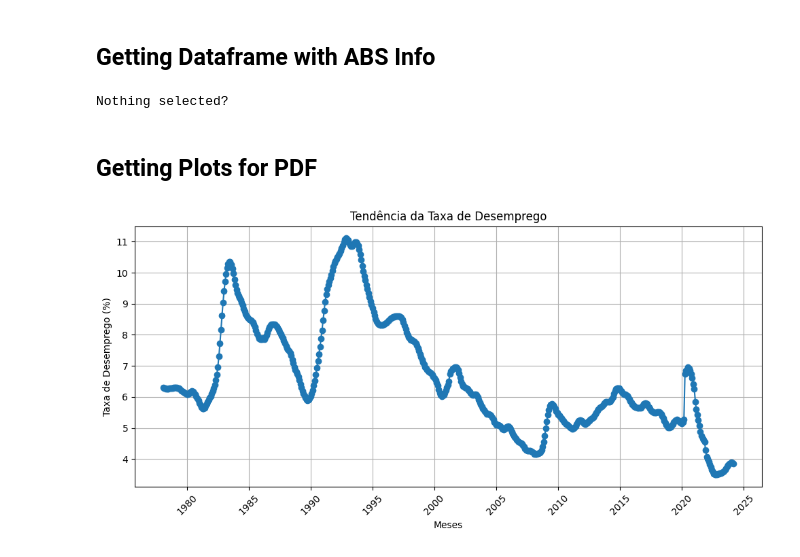
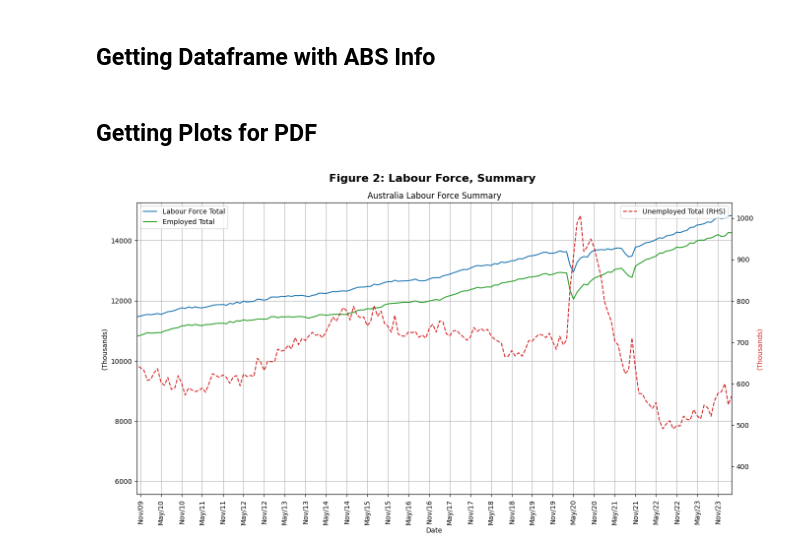
Before and after one commit to Aops2102/abs-graphs, a Jupyter notebook: workbook.ipynb, the cells around one changed output. Saved outputs shown, nothing was run; the diff lists cells and outputs as text; code cells hidden in the pictures.

```diff
--- a/workbook.ipynb
+++ b/workbook.ipynb
@@ -74,23 +82,16 @@ underemployment_sa = {
 df_labour_trend = create_selector_series_dataframe(abs_dict_lf, labour_trend)
 df_labour_sa = create_selector_series_dataframe(abs_dict_lf, labour_sa)
 df_job_vacancy = create_all_series_dataframe(abs_dict_jv)
+df_under_trend = create_selector_series_dataframe(abs_dict_lf,underemployment_trend)
 df_under_sa = create_selector_series_dataframe(abs_dict_lf,underemployment_sa)
 df_labour_trend.index = df_labour_trend.index.to_timestamp()
 df_labour_sa.index = df_labour_sa.index.to_timestamp()
 df_job_vacancy.index = df_job_vacancy.index.to_timestamp()
+df_under_trend.index = df_under_trend.index.to_timestamp()
+df_under_sa.index = df_under_sa.index.to_timestamp()
-# %% [output]
-Nothing selected?
 # %% [markdown]
 ## Getting Plots for PDF
-# %%
-plt.figure(figsize=(10, 5))  # Ajusta o tamanho do gráfico
-plt.plot(df_labour_trend.index, df_labour_trend['Unemployment rate'], marker='o')  # Plota a taxa de desemprego
-plt.title('Tendência da Taxa de Desemprego')  # Título do gráfico
-plt.xlabel('Meses')  # Rótulo do eixo X
-plt.ylabel('Taxa de Desemprego (%)')  # Rótulo do eixo Y
-plt.grid(True)  # Adiciona grade ao gráfico para melhor visualização
-plt.xticks(rotation=45)  # Rotaciona os labels do eixo X para melhor visualização
-plt.tight_layout()  # Ajusta automaticamente os parâmetros do subplot
-plt.show()
-# %% [output]
-[figure, removed]
+# %%
+# Use a relative path for the PDF
+pdf_path = 'Labour_Market_Report.pdf'
+pdf = PdfPages(pdf_path)
@@ -96,0 +149,50 @@ plt.show()
+# %%
+# Figure 2: Labour Force Summary
+fig, ax1 = plt.subplots(figsize=(14, 8))
+
+# Add page title
+fig.suptitle('Figure 2: Labour Force, Summary', fontsize=16, fontweight='bold', y=0.95)
+
+# Plot total labour force and total employed
+ax1.plot(df_labour_sa.index, df_labour_sa['Labour force total'], label='Labour Force Total', color='tab:blue')
+ax1.plot(df_labour_sa.index, df_labour_sa['Employed total'], label='Employed Total', color='tab:green')
+
+# Create a second y-axis for total unemployed
+ax2 = ax1.twinx()
+ax2.plot(df_labour_sa.index, df_labour_sa['Unemployed total'], label='Unemployed Total (RHS)', color='tab:red', linestyle='--')
+
+# Set labels for x and y axes
+ax1.set_xlabel('Date')
+ax1.set_ylabel('(Thousands)')
+ax2.set_ylabel('(Thousands)', color='tab:red')
+
+# Set title for the axes
+ax1.set_title('Australia Labour Force Summary')
+
+# Format x-axis to show month/year
+ax1.xaxis.set_major_locator(mdates.MonthLocator(bymonthday=1, interval=6))
+ax1.xaxis.set_major_formatter(mdates.DateFormatter('%b/%y'))
+
+# Set x-axis limits
+ax1.set_xlim([datetime(2009, 10, 1), df_labour_sa.index.max()])
+
+# Add grid to the main axis
+ax1.grid(True)
+
+# Rotate x-axis labels
+plt.setp(ax1.get_xticklabels(), rotation=90)
+
+# Add legends
+ax1.legend(loc='upper left')
+ax2.legend(loc='upper right')
+
+# Adjust layout to ensure the plot is centered and well-fitted on the A4 page
+plt.tight_layout(pad=2.0)
+
+# Save the current figure to the PDF and close the document
+pdf.savefig(fig, bbox_inches='tight')
+
+# Show the plot
+plt.show()
+# %% [output]
+[figure, added]
```
Also changed, not shown: parts of 4 cells of this notebook, 2 other files.
